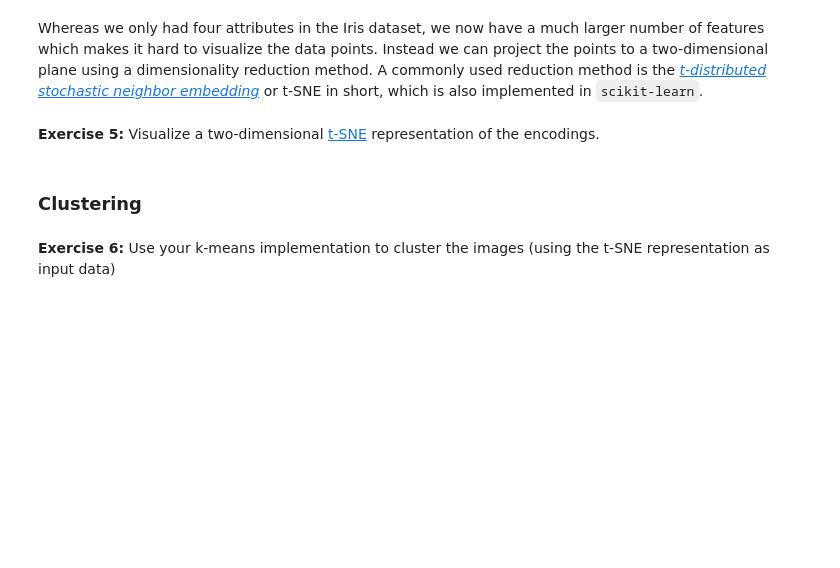
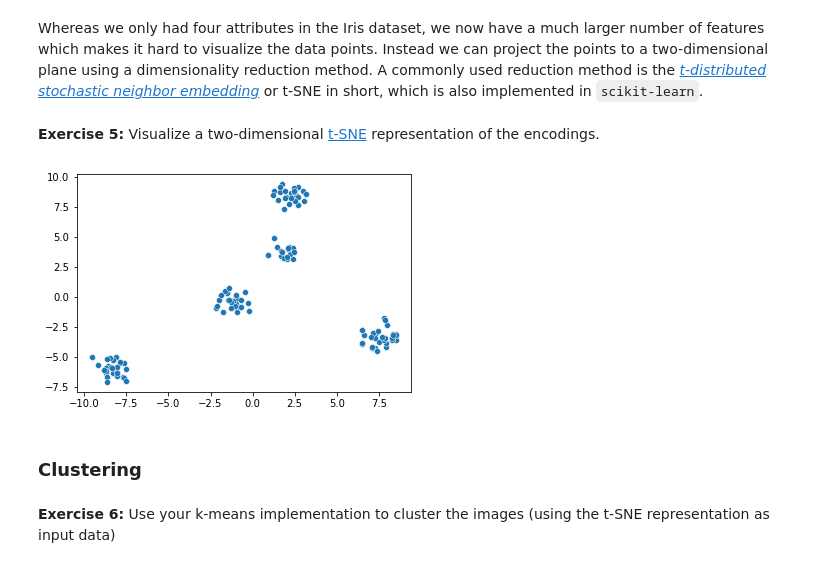
Before and after one commit to JorritWillaert/Data-Mining-Exercises, a Jupyter notebook: Session 4/notebooks/clustering.ipynb, the cells around one changed output. Cells and saved outputs as stored; diff of their text form; code cells hidden in the pictures; blank space fills up the shorter version.

```diff
--- a/Session 4/notebooks/clustering.ipynb
+++ b/Session 4/notebooks/clustering.ipynb
@@ -111,6 +220,13 @@ X = pd.DataFrame([data.loc[i, 'encoding'] for i in data.index])
 Whereas we only had four attributes in the Iris dataset, we now have a much larger number of features which makes it hard to visualize the data points. Instead we can project the points to a two-dimensional plane using a dimensionality reduction method. A commonly used reduction method is the <a href="https://en.wikipedia.org/wiki/T-distributed_stochastic_neighbor_embedding">*t-distributed stochastic neighbor embedding*</a> or t-SNE in short, which is also implemented in `scikit-learn`.
 # %% [markdown]
 **Exercise 5:** Visualize a two-dimensional <a href="https://scikit-learn.org/stable/modules/generated/sklearn.manifold.TSNE.html">t-SNE</a> representation of the encodings.
+# %%
+from sklearn.manifold import TSNE
+X2D = TSNE(n_components=2).fit_transform(X)
+sns.scatterplot(x=X2D[:, 0], y=X2D[:, 1])
+plt.show()
+# %% [output]
+[figure, added]
 # %% [markdown]
 ### Clustering
 # %% [markdown]
```
Also changed, not shown: parts of 11 cells of this notebook.
